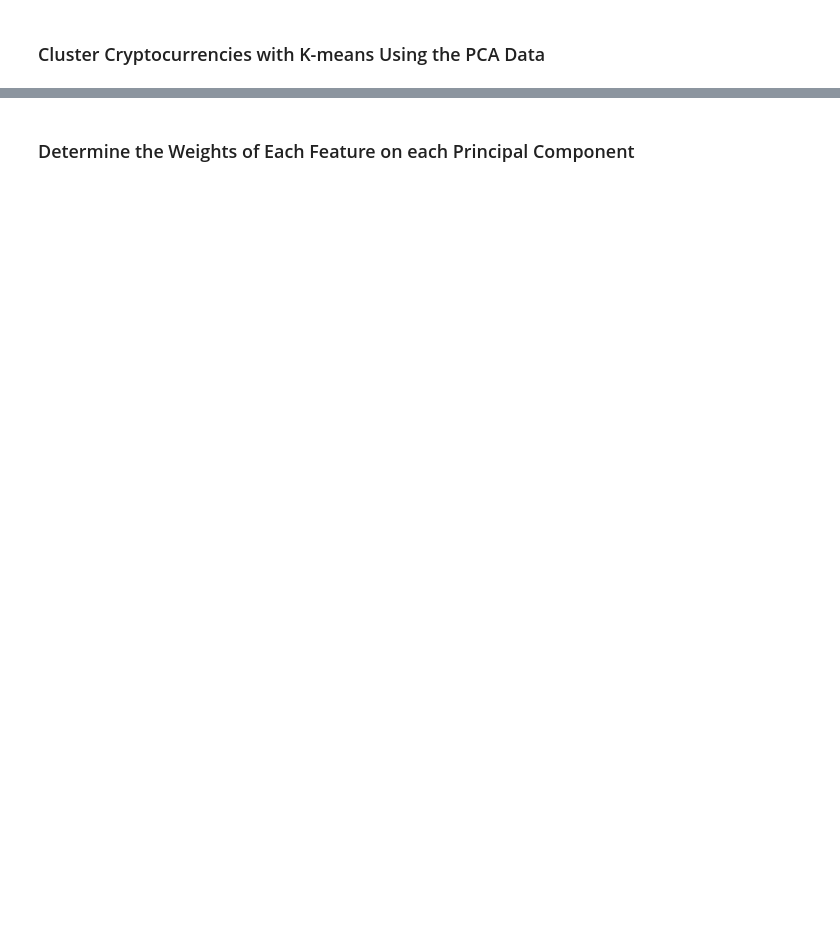
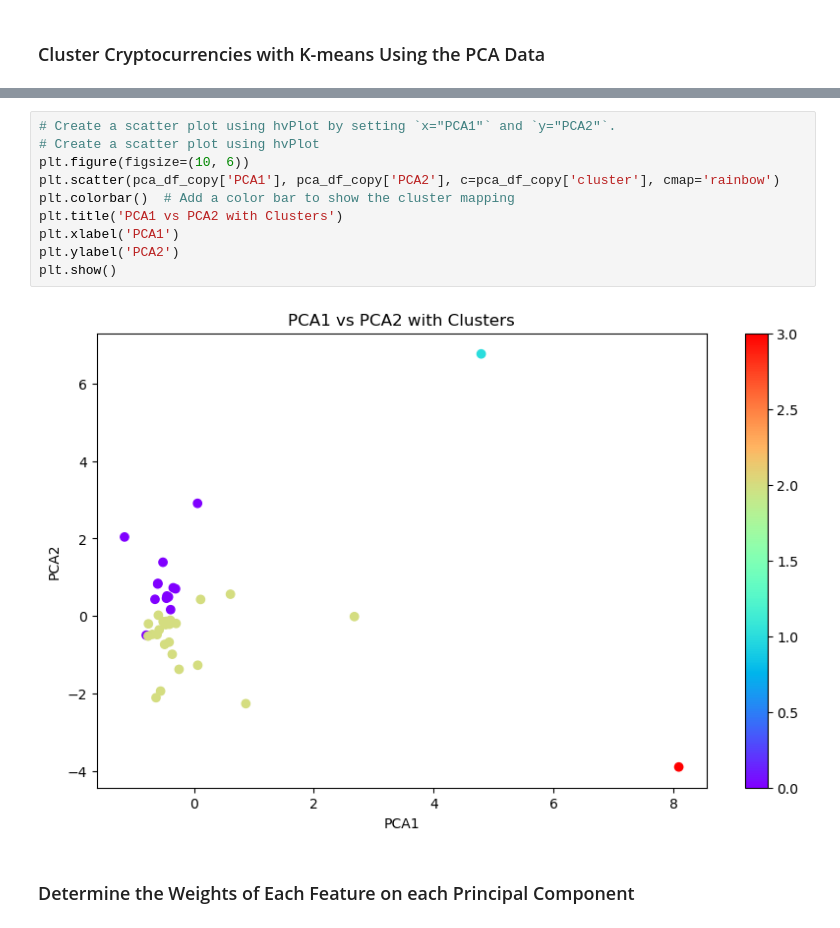
Before and after one commit to rgoldstein24/CryptoClustering, a Jupyter notebook: Crypto_Clustering.ipynb, the cells around one changed output, grey strips where cells are left out. Saved outputs shown, nothing was run; the diff lists cells and outputs as text; blank space fills up the shorter version.

```diff
--- a/Crypto_Clustering.ipynb
+++ b/Crypto_Clustering.ipynb
@@ -301,3 +331,15 @@ array([0.3719856 , 0.34700813, 0.17603793])
+# %%
+# Create a scatter plot using hvPlot by setting `x="PCA1"` and `y="PCA2"`.
+# Create a scatter plot using hvPlot
+plt.figure(figsize=(10, 6))
+plt.scatter(pca_df_copy['PCA1'], pca_df_copy['PCA2'], c=pca_df_copy['cluster'], cmap='rainbow')
+plt.colorbar()  # Add a color bar to show the cluster mapping
+plt.title('PCA1 vs PCA2 with Clusters')
+plt.xlabel('PCA1')
+plt.ylabel('PCA2')
+plt.show()
+# %% [output]
+[figure, added]
 # %% [markdown]
 ### Determine the Weights of Each Feature on each Principal Component
 # %%
```
Also changed, not shown: parts of 16 cells of this notebook.
